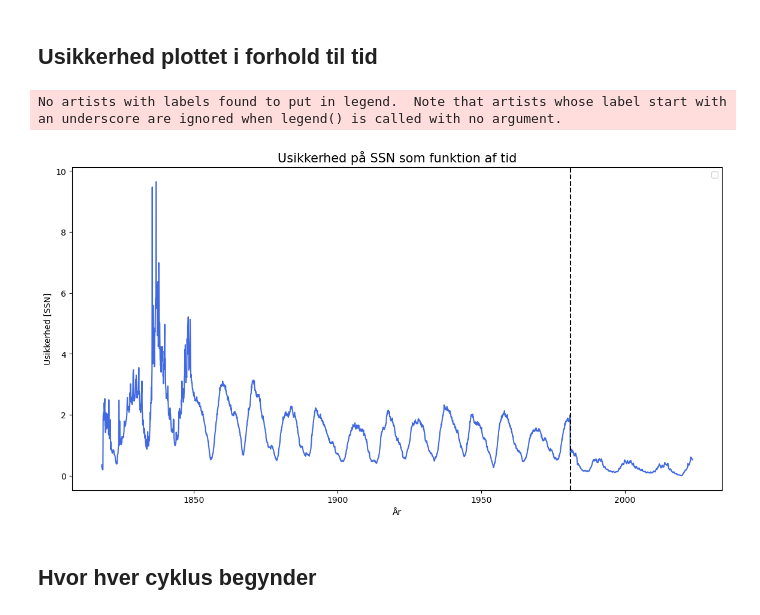
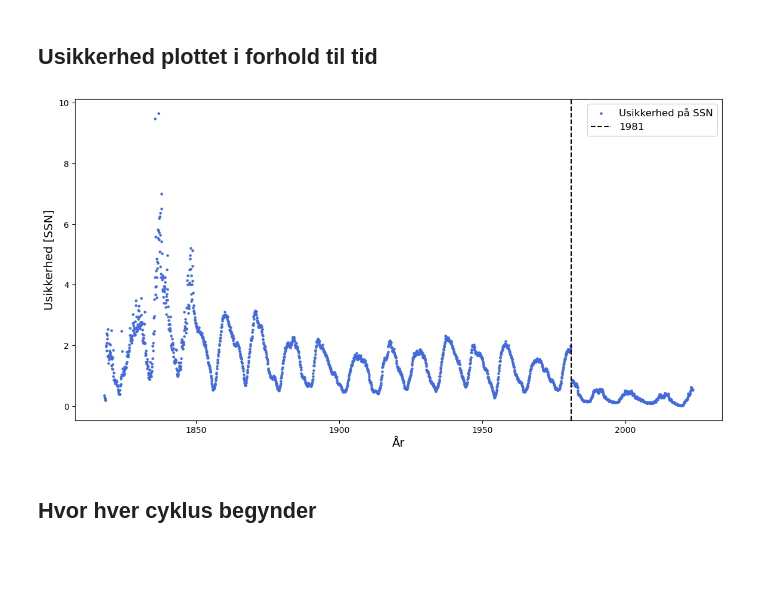
Before and after one commit to Focus9752/Solpletter_projekt, a Jupyter notebook: Scuffed stuff/13 months smooth.ipynb, the cells around one changed output. Drawn from its saved outputs; the diff is of its cells as text; code cells hidden in the pictures; blank space fills up the shorter version.

```diff
--- a/Scuffed stuff/13 months smooth.ipynb
+++ b/Scuffed stuff/13 months smooth.ipynb
@@ -123,16 +123,14 @@ plt.show()
 ## Usikkerhed plottet i forhold til tid
 # %%
 plt.figure(figsize=[14,7])
-plt.plot(dato_fraction2, usikkerhed2, color="royalblue")
-plt.title("Usikkerhed på SSN som funktion af tid", size=15)
-plt.ylabel("Usikkerhed [SSN]")
-plt.xlabel("År")
-plt.legend()
-plt.axvline(x=1981, linestyle="dashed", color="black", label="Sidste datapunkt")
+plt.scatter(dato_fraction2, usikkerhed2, color="royalblue", label="Usikkerhed på SSN", s=5, zorder=1)
+plt.axvline(x=1981, linestyle="dashed", color="black", label="1981")
+plt.ylabel("Usikkerhed [SSN]", fontsize=14)
+plt.xlabel("År", fontsize=14)
+plt.legend(fontsize=12)
 plt.show()
 # %% [output]
-No artists with labels found to put in legend.  Note that artists whose label start with an underscore are ignored when legend() is called with no argument.
-[figure, old version]
+[figure, new version]
 # %% [markdown]
 ## Hvor hver cyklus begynder
 # %%
```
Also changed, not shown: 1 other file.
